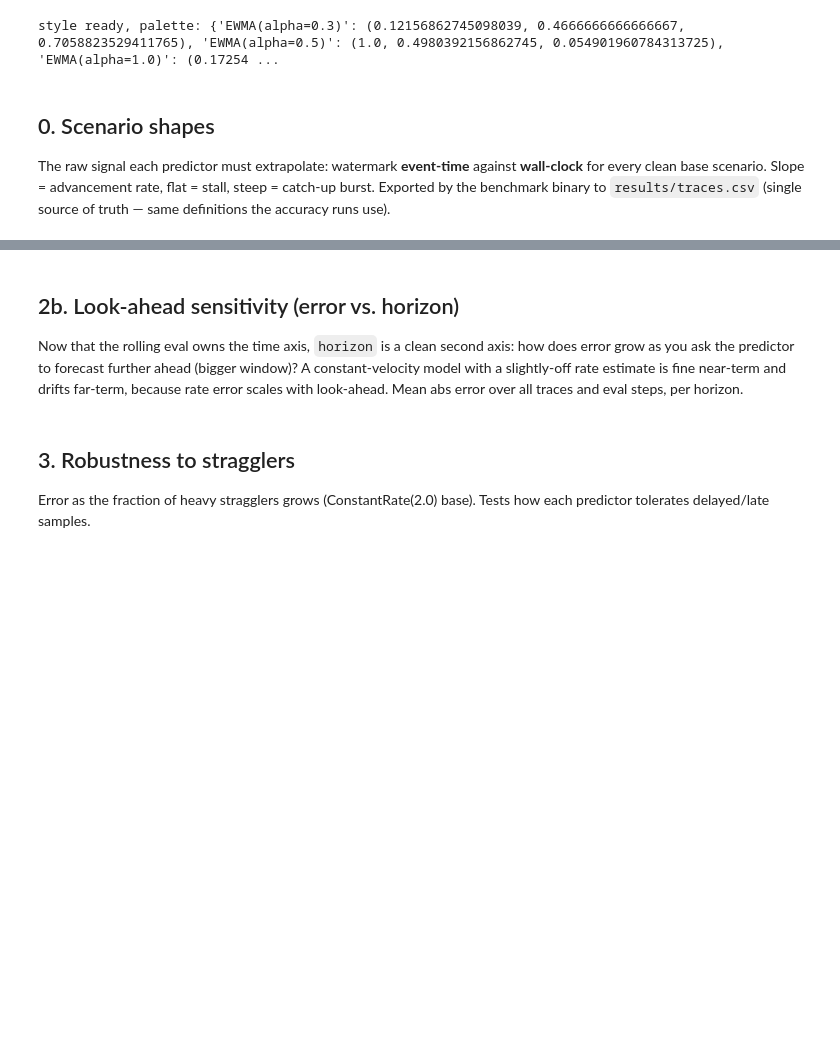
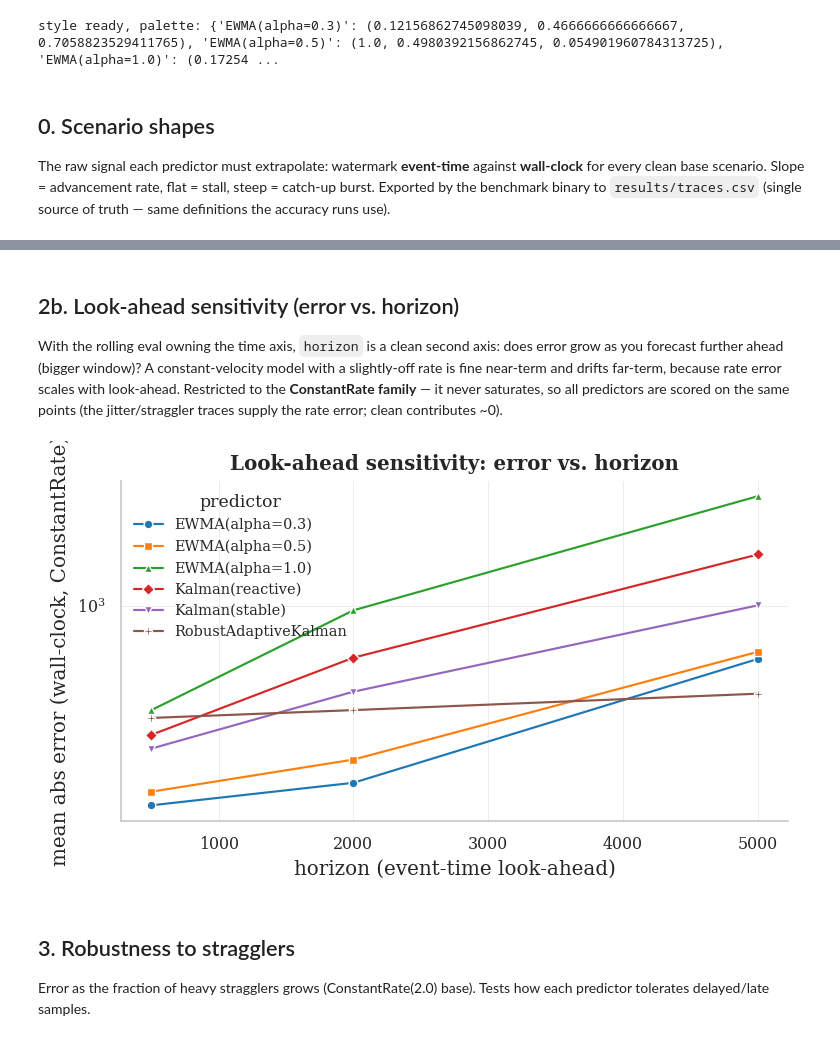
Before and after one commit to Watermark-Prediction-NES/nebulastream, a Jupyter notebook: scripts/benchmarking/watermark_predictor_benchmarks/plot_results.ipynb, the cells around one changed output, grey strips where cells are left out. Saved outputs shown, nothing was run; the diff lists cells and outputs as text; code cells hidden in the pictures; blank space fills up the shorter version.

```diff
--- a/scripts/benchmarking/watermark_predictor_benchmarks/plot_results.ipynb
+++ b/scripts/benchmarking/watermark_predictor_benchmarks/plot_results.ipynb
@@ -69,22 +70,33 @@ df['noise'] = df['trace'].map(noise)
 df['straggler_pct'] = df['trace'].apply(lambda t: grab(r'(\d+)% ', t, int))   # heavy-straggler fraction
 df['jitter_sd'] = df['trace'].apply(lambda t: grab(r'sd=(\d+)', t, int))       # jitter standard deviation
 
+# During a stall the target watermark isn't reached until the stream resumes, so a predictor that
+# extrapolates a ~0 rate returns the saturated "never" wall-clock (Timestamp::INVALID_VALUE-1 ≈ 5e15).
+# Those points aren't real error — they swamp any mean. Flag them and report ROBUST stats: the median
+# absolute error (mdae) ignores the ceiling, and sat_rate ("how often did the predictor give up?") is
+# the honest companion metric for the event families.
+SAT = 1e9  # abs_err at/above this is the saturation ceiling, not a real miss (real errors are < ~1e6)
+df['saturated'] = df['abs_err'] >= SAT
+
 # --- aggregate the long frame to one metrics row per (trace, predictor) -----
 # Headline accuracy views (boxplots, heatmap, latency, sweeps) use `cell`; the rolling/horizon
 # curves use the long `df` directly. MAPE skips true_wall==0 rather than blowing up.
 def _agg(g):
-    ae, se, tw = g['abs_err'], g['signed_err'], g['true_wall']
+    ae, se, tw, sat = g['abs_err'], g['signed_err'], g['true_wall'], g['saturated']
     m = tw > 0
+    unsat = ~sat
     return pd.Series({
-        'mae': ae.mean(),
+        'mae': ae.mean(),                                        # mean abs err (saturation-dominated for stalls)
+        'mdae': ae.median(),                                     # median abs err — robust to the ceiling
         'rmse': np.sqrt((se ** 2).mean()),
         'mape_pct': (ae[m] / tw[m] * 100).mean() if m.any() else np.nan,
-        'max_err': ae.max(),
+        'max_err': ae[unsat].max() if unsat.any() else np.nan,   # worst REAL error (ignores the ceiling)
+        'sat_rate': sat.mean(),                                  # fraction that hit the "never reaches" ceiling
         'samples': len(g),
         'ns_per_predict': g['ns_per_predict'].iloc[0],
     })
 
-cell = (df.groupby(['trace', 'predictor'], sort=False)[['abs_err', 'signed_err', 'true_wall', 'ns_per_predict']]
+cell = (df.groupby(['trace', 'predictor'], sort=False)[['abs_err', 'signed_err', 'true_wall', 'saturated', 'ns_per_predict']]
           .apply(_agg).reset_index())
 for col in ['family', 'noise', 'straggler_pct', 'jitter_sd']:
     cell[col] = cell['trace'].map(df.drop_duplicates('trace').set_index('trace')[col])
@@ -183,17 +215,23 @@ for fam, title in [('Stall', 'Stall(2.0$\\rightarrow$0)'), ('CatchUp', 'CatchUp(
 # %% [markdown]
 ## 2b. Look-ahead sensitivity (error vs. horizon)
-Now that the rolling eval owns the time axis, `horizon` is a clean second axis: how does error grow as you ask the predictor to forecast further ahead (bigger window)? A constant-velocity model with a slightly-off rate estimate is fine near-term and drifts far-term, because rate error scales with look-ahead. Mean abs error over all traces and eval steps, per horizon.
+With the rolling eval owning the time axis, `horizon` is a clean second axis: does error grow as you forecast further ahead (bigger window)? A constant-velocity model with a slightly-off rate is fine near-term and drifts far-term, because rate error scales with look-ahead. Restricted to the **ConstantRate family** — it never saturates, so all predictors are scored on the same points (the jitter/straggler traces supply the rate error; clean contributes ~0).
 # %%
 fig, ax = plt.subplots(figsize=(6, 3.6))
-sns.lineplot(df, x='horizon', y='abs_err', hue='predictor', hue_order=PREDICTOR_ORDER,
+# ConstantRate family only: it never saturates, so every predictor is compared on the SAME points
+# (excluding saturated stall points instead would bias each predictor differently). Clean contributes
+# ~0; the jitter/straggler traces supply the rate-estimate error that horizon amplifies.
+look = df[df['family'] == 'ConstantRate']
+sns.lineplot(look, x='horizon', y='abs_err', hue='predictor', hue_order=PREDICTOR_ORDER,
              style='predictor', markers=MARKERS, dashes=False, palette=PALETTE, errorbar=None, ax=ax)
 ax.set_xlabel('horizon (event-time look-ahead)')
-ax.set_ylabel('mean abs error (wall-clock)')
-ax.set_yscale('symlog')
+ax.set_ylabel('mean abs error (wall-clock, ConstantRate)')
+ax.set_yscale('log')  # per-horizon mean is strictly positive -> plain log
 ax.set_title('Look-ahead sensitivity: error vs. horizon')
 ax.legend(title='predictor', loc='upper left', ncol=1, fontsize=8)
 fig.tight_layout()
 plt.show()
+# %% [output]
+[figure, added]
 # %% [markdown]
 ## 3. Robustness to stragglers
 Error as the fraction of heavy stragglers grows (ConstantRate(2.0) base). Tests how each predictor tolerates delayed/late samples.
```
Also changed, not shown: parts of 12 cells of this notebook, 3 other files.
